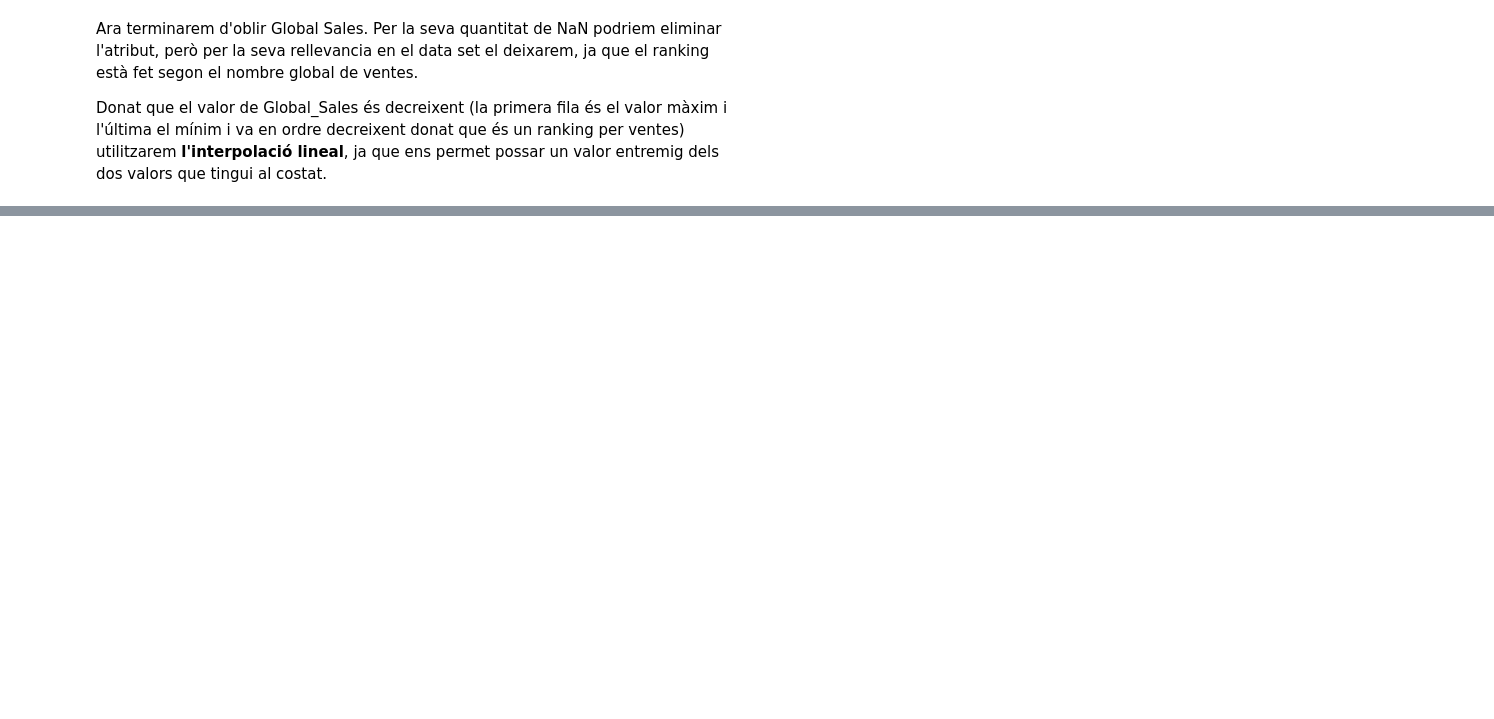
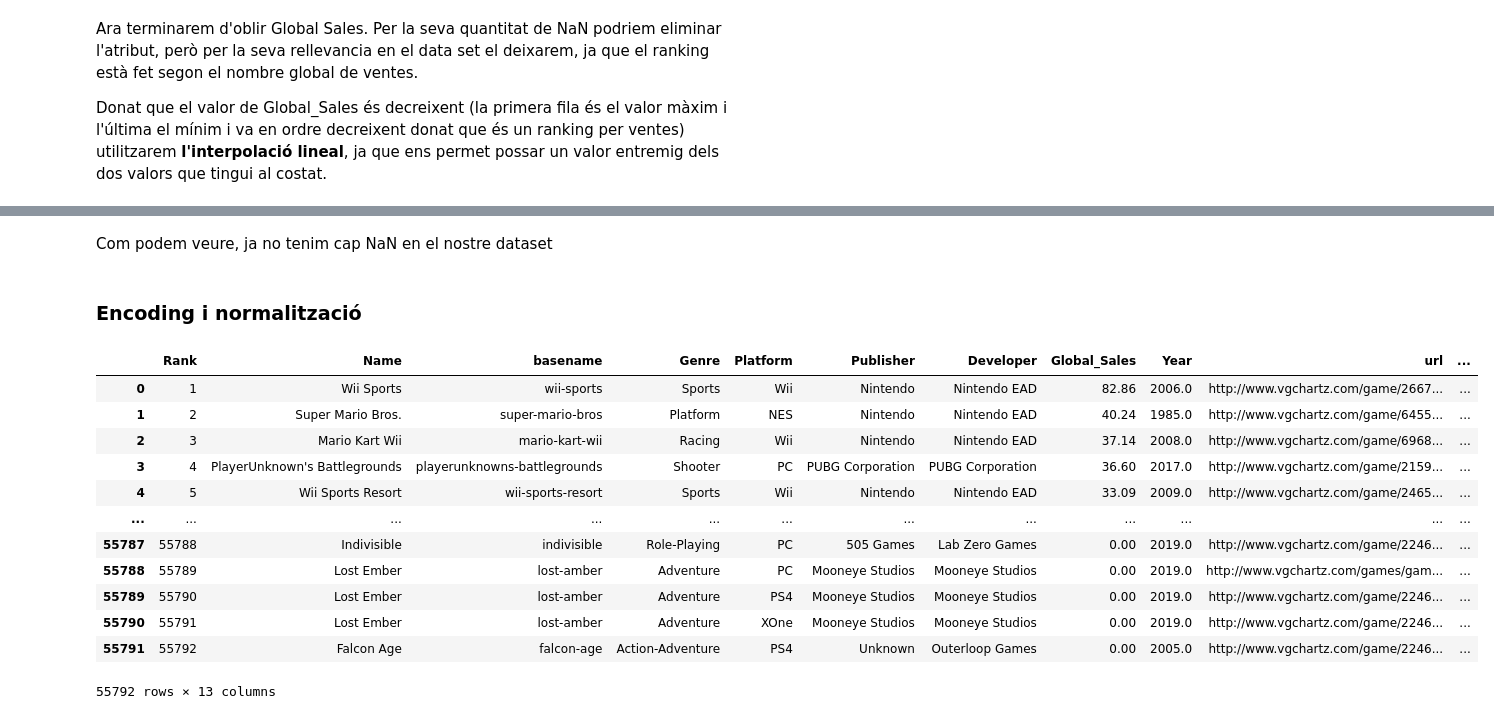
Before and after one commit to 1641028/Kaggle-video-game-sales-2019, a Jupyter notebook: Kaggle.ipynb, the cells around one changed output, grey strips where cells are left out. Drawn from its saved outputs; the diff is of its cells as text; code cells hidden in the pictures; blank space fills up the shorter version.

Commit message:
Encoding and normalizació vs 2

```diff
--- a/Kaggle.ipynb
+++ b/Kaggle.ipynb
@@ -263,0 +397,20 @@ plt.plot(data_1000.index, data_1000['Global_Sales'], marker='o')
+# %% [markdown]
+Com podem veure, ja no tenim cap NaN en el nostre dataset
+# %% [markdown]
+### Encoding i normalització
+# %%
+data
+# %% [output]
+|  | Rank | Name | basename | Genre | Platform | Publisher | Developer | Global_Sales | Year | url | ... |
+| 0 | 1 | Wii Sports | wii-sports | Sports | Wii | Nintendo | Nintendo EAD | 82.86 | 2006.0 | http://www.vgchartz.com/game/2667... | ... |
+| 1 | 2 | Super Mario Bros. | super-mario-bros | Platform | NES | Nintendo | Nintendo EAD | 40.24 | 1985.0 | http://www.vgchartz.com/game/6455... | ... |
+| 2 | 3 | Mario Kart Wii | mario-kart-wii | Racing | Wii | Nintendo | Nintendo EAD | 37.14 | 2008.0 | http://www.vgchartz.com/game/6968... | ... |
+| 3 | 4 | PlayerUnknown's Battlegrounds | playerunknowns-battlegrounds | Shooter | PC | PUBG Corporation | PUBG Corporation | 36.60 | 2017.0 | http://www.vgchartz.com/game/2159... | ... |
+| 4 | 5 | Wii Sports Resort | wii-sports-resort | Sports | Wii | Nintendo | Nintendo EAD | 33.09 | 2009.0 | http://www.vgchartz.com/game/2465... | ... |
+| ... | ... | ... | ... | ... | ... | ... | ... | ... | ... | ... | ... |
+| 55787 | 55788 | Indivisible | indivisible | Role-Playing | PC | 505 Games | Lab Zero Games | 0.00 | 2019.0 | http://www.vgchartz.com/game/2246... | ... |
+| 55788 | 55789 | Lost Ember | lost-amber | Adventure | PC | Mooneye Studios | Mooneye Studios | 0.00 | 2019.0 | http://www.vgchartz.com/games/gam... | ... |
+| 55789 | 55790 | Lost Ember | lost-amber | Adventure | PS4 | Mooneye Studios | Mooneye Studios | 0.00 | 2019.0 | http://www.vgchartz.com/game/2246... | ... |
+| 55790 | 55791 | Lost Ember | lost-amber | Adventure | XOne | Mooneye Studios | Mooneye Studios | 0.00 | 2019.0 | http://www.vgchartz.com/game/2246... | ... |
+| 55791 | 55792 | Falcon Age | falcon-age | Action-Adventure | PS4 | Unknown | Outerloop Games | 0.00 | 2005.0 | http://www.vgchartz.com/game/2246... | ... |
+55792 rows × 13 columns
```
Also changed, not shown: parts of 16 cells of this notebook.
